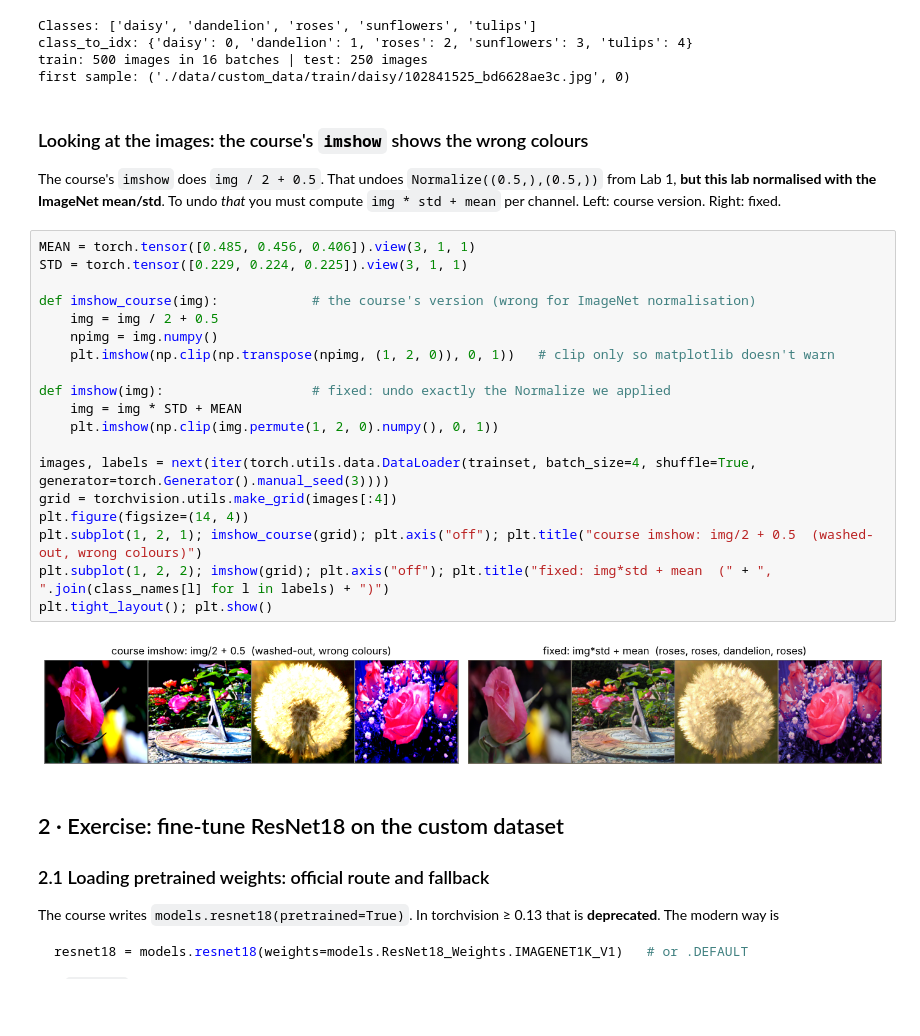
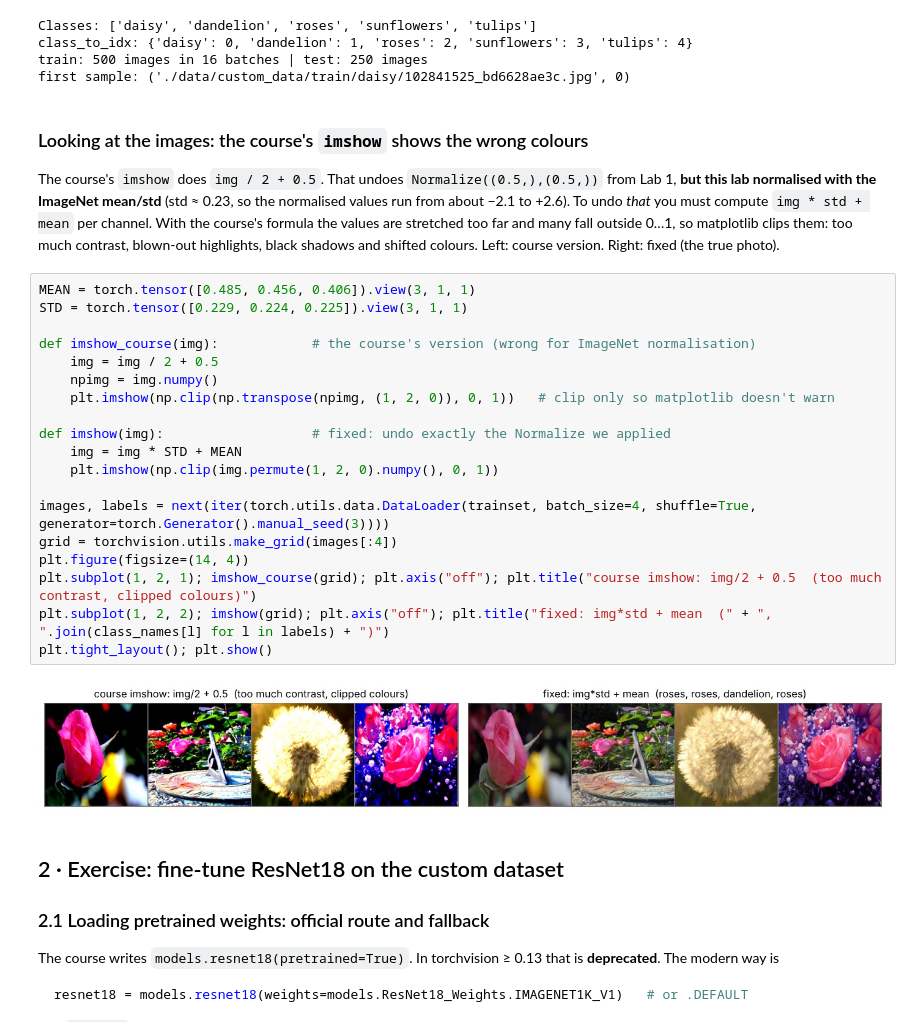
Before and after one commit to Darshit42/lern, a Jupyter notebook: computer-vision/week-2-3/labs/lab2_resnet_transfer_learning_flowers.ipynb, the cells around one changed output. Saved outputs shown, nothing was run; the diff lists cells and outputs as text; blank space fills up the shorter version.

```diff
--- a/computer-vision/week-2-3/labs/lab2_resnet_transfer_learning_flowers.ipynb
+++ b/computer-vision/week-2-3/labs/lab2_resnet_transfer_learning_flowers.ipynb
@@ -135,28 +139,28 @@ first sample: ('./data/custom_data/train/daisy/102841525_bd6628ae3c.jpg', 0)
 # %% [markdown]
 ### Looking at the images: the course's `imshow` shows the wrong colours
 
-The course's `imshow` does `img / 2 + 0.5`. That undoes `Normalize((0.5,),(0.5,))` from Lab 1, **but this lab normalised with the ImageNet mean/std**. To undo *that* you must compute `img * std + mean` per channel. Left: course version. Right: fixed.
+The course's `imshow` does `img / 2 + 0.5`. That undoes `Normalize((0.5,),(0.5,))` from Lab 1, **but this lab normalised with the ImageNet mean/std** (std ≈ 0.23, so the normalised values run from about −2.1 to +2.6). To undo *that* you must compute `img * std + mean` per channel. With the course's formula the values are stretched too far and many fall outside 0…1, so matplotlib clips them: too much contrast, blown-out highlights, black shadows and shifted colours. Left: course version. Right: fixed (the true photo).
 # %%
 MEAN = torch.tensor([0.485, 0.456, 0.406]).view(3, 1, 1)
 STD = torch.tensor([0.229, 0.224, 0.225]).view(3, 1, 1)
 
 def imshow_course(img):            # the course's version (wrong for ImageNet normalisation)
     img = img / 2 + 0.5
     npimg = img.numpy()
     plt.imshow(np.clip(np.transpose(npimg, (1, 2, 0)), 0, 1))   # clip only so matplotlib doesn't warn
 
 def imshow(img):                   # fixed: undo exactly the Normalize we applied
     img = img * STD + MEAN
     plt.imshow(np.clip(img.permute(1, 2, 0).numpy(), 0, 1))
 
 images, labels = next(iter(torch.utils.data.DataLoader(trainset, batch_size=4, shuffle=True, generator=torch.Generator().manual_seed(3))))
 grid = torchvision.utils.make_grid(images[:4])
 plt.figure(figsize=(14, 4))
-plt.subplot(1, 2, 1); imshow_course(grid); plt.axis("off"); plt.title("course imshow: img/2 + 0.5  (washed-out, wrong colours)")
+plt.subplot(1, 2, 1); imshow_course(grid); plt.axis("off"); plt.title("course imshow: img/2 + 0.5  (too much contrast, clipped colours)")
 plt.subplot(1, 2, 2); imshow(grid); plt.axis("off"); plt.title("fixed: img*std + mean  (" + ", ".join(class_names[l] for l in labels) + ")")
 plt.tight_layout(); plt.show()
 # %% [output]
-[figure, old version]
+[figure, new version]
 # %% [markdown]
 ## 2 · Exercise: fine-tune ResNet18 on the custom dataset
 
```
Also changed, not shown: parts of 16 cells of this notebook, 56 other files.
